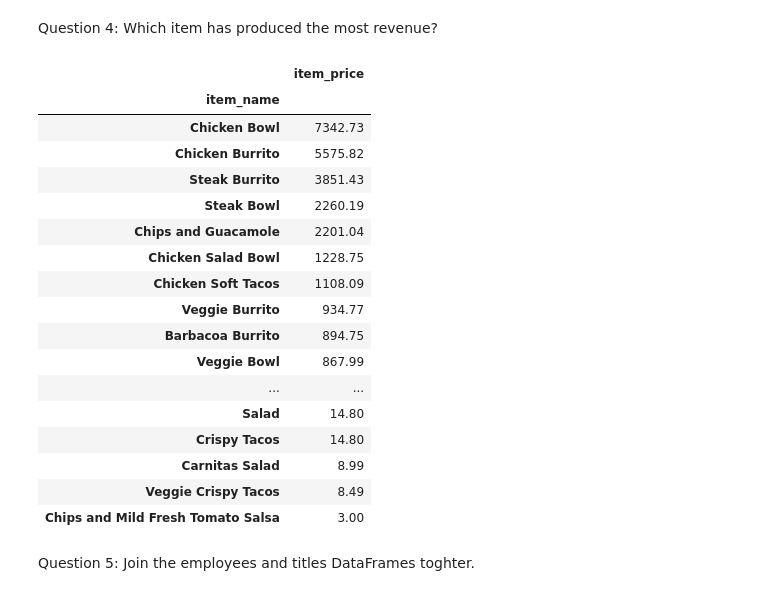
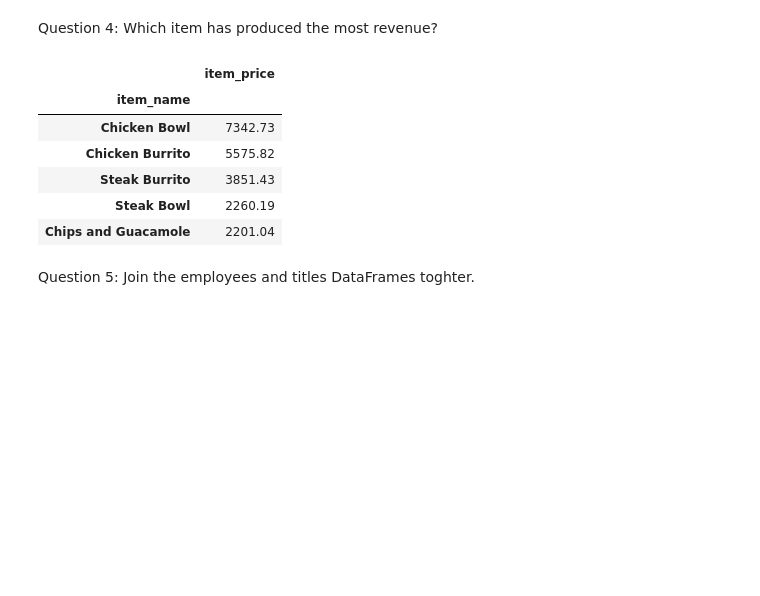
Before and after one commit to NikkideVries/ds-libraries-exercises, a Jupyter notebook: advanced_dataframes.ipynb, the cells around one changed output. Cells and saved outputs as stored; diff of their text form; code cells hidden in the pictures; blank space fills up the shorter version.

```diff
--- a/advanced_dataframes.ipynb
+++ b/advanced_dataframes.ipynb
@@ -607,26 +697,15 @@ pd.DataFrame(orders.groupby('item_name').quantity.sum()).sort_values(by = 'quant
 # %% [markdown]
 Question 4: Which item has produced the most revenue?
 # %%
-pd.DataFrame(orders.groupby('item_name').item_price.sum()).sort_values(by = 'item_price', ascending=False)
+pd.DataFrame(orders.groupby('item_name').item_price.sum()).sort_values(by = 'item_price', ascending=False).head(5)
 # %% [output]
 |  | item_price |
 | item_name |  |
 | Chicken Bowl | 7342.73 |
 | Chicken Burrito | 5575.82 |
 | Steak Burrito | 3851.43 |
 | Steak Bowl | 2260.19 |
 | Chips and Guacamole | 2201.04 |
-| Chicken Salad Bowl | 1228.75 |
-| Chicken Soft Tacos | 1108.09 |
-| Veggie Burrito | 934.77 |
-| Barbacoa Burrito | 894.75 |
-| Veggie Bowl | 867.99 |
-| ... | ... |
-| Salad | 14.80 |
-| Crispy Tacos | 14.80 |
-| Carnitas Salad | 8.99 |
-| Veggie Crispy Tacos | 8.49 |
-| Chips and Mild Fresh Tomato Salsa | 3.00 |
 # %% [markdown]
 Question 5: Join the employees and titles DataFrames toghter.
 # %%
```
Also changed, not shown: parts of 11 cells of this notebook.
